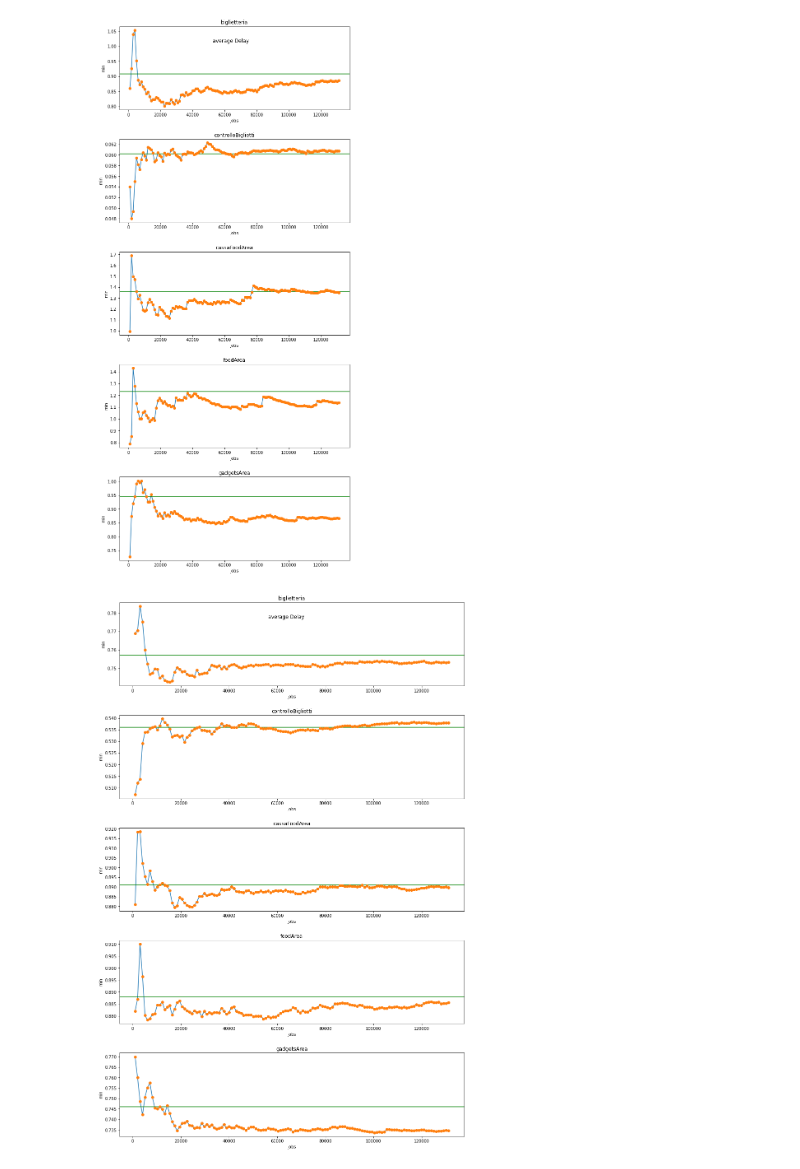
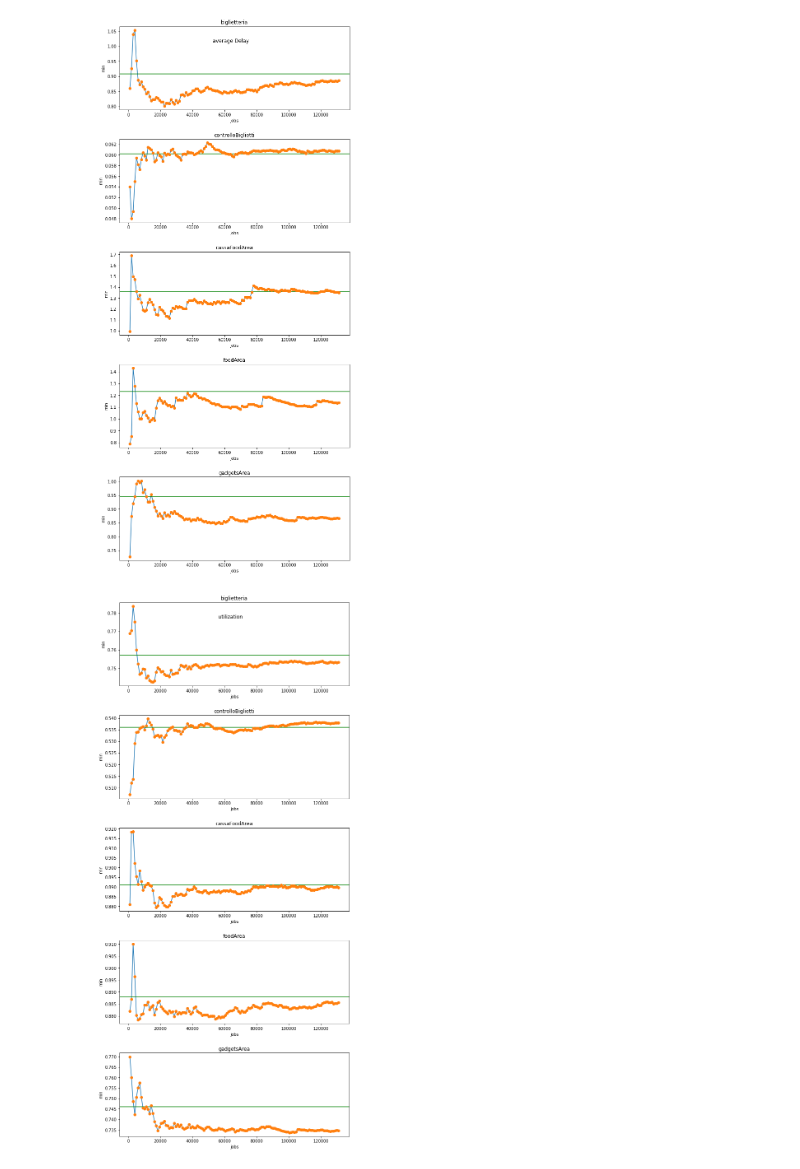
Before and after one commit to GiulioAppetito/Progetto-PMCSN, a Jupyter notebook: plots.ipynb, the cells around one changed output. Cells and saved outputs as stored; diff of their text form; code cells hidden in the pictures.

```diff
--- a/plots.ipynb
+++ b/plots.ipynb
@@ -362,8 +362,8 @@ def graficiVerificaUtilization():
   y5 =incremental_means5
 
   # plotting graph
-  fig, (ax1, ax2,ax3,ax4,ax5) = plt.subplots(5,figsize=(15,20))
-  fig.suptitle('average Delay')
+  fig, (ax1, ax2,ax3,ax4,ax5) = plt.subplots(5,figsize=(10,20))
+  fig.suptitle('utilization')
 
   ax1.plot(x1, y1)
   ax1.errorbar(x1, y1,fmt ='o')
@@ -381,31 +381,31 @@ def graficiVerificaUtilization():
 
   ax3.plot(x3, y3)
   ax3.errorbar(x3, y3,fmt ='o')
   ax3.axhline(y=0.891, color='g', linestyle='-')
   ax3.set_xlabel('jobs')
   ax3.set_title('cassaFoodArea')
   ax3.set_ylabel('min')
 
   ax4.plot(x4, y4)
   ax4.errorbar(x4, y4,fmt ='o')
   ax4.axhline(y=0.888, color='g', linestyle='-')
   ax4.set_xlabel('jobs')
   ax4.set_title('foodArea')
   ax4.set_ylabel('min')
 
   ax5.plot(x5, y5)
   ax5.errorbar(x5, y5,fmt ='o')
   ax5.axhline(y=0.746, color='g', linestyle='-')
   ax5.set_xlabel('jobs')
   ax5.set_title('gadgetsArea')
   ax5.set_ylabel('min')
   plt.subplots_adjust(left=0.125,
                     bottom=0.1,
                     right=0.9,
                     top=1.0 ,
                     wspace=0.2,
                     hspace=0.35)
 
 graficiVerificaUtilization()
 # %% [output]
-[figure, old version]
+[figure, new version]
```
Also changed, not shown: parts of 1 cell of this notebook.
